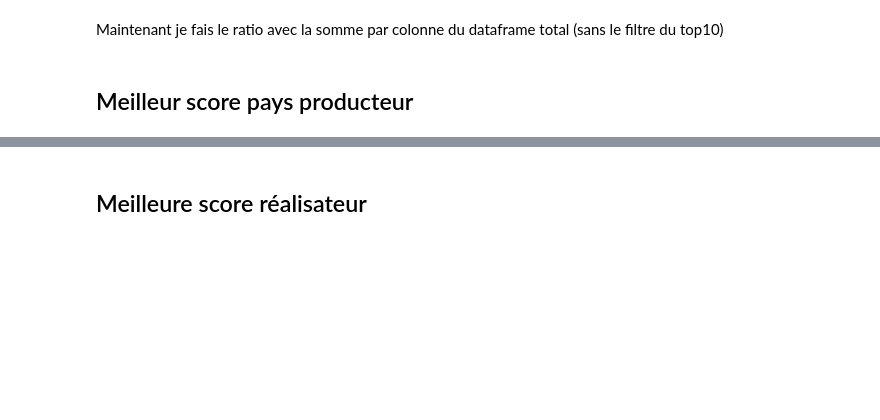
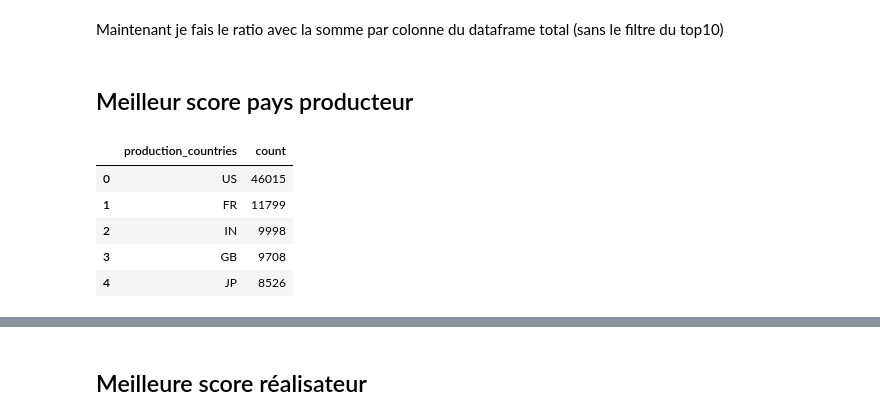
Before and after one commit to LunaGTN/film_recommendation_system, a Jupyter notebook: traitements.ipynb, the cells around one changed output, grey strips where cells are left out. Saved outputs shown, nothing was run; the diff lists cells and outputs as text; code cells hidden in the pictures; blank space fills up the shorter version.

```diff
--- a/traitements.ipynb
+++ b/traitements.ipynb
@@ -178,2 +183,11 @@ nb_films_pays = df_exploded["production_countries"].value_counts().reset_index()
+# %%
+nb_films_pays.head()
+# %% [output]
+|  | production_countries | count |
+| 0 | US | 46015 |
+| 1 | FR | 11799 |
+| 2 | IN | 9998 |
+| 3 | GB | 9708 |
+| 4 | JP | 8526 |
 # %%
 # Rename colonne
```
Also changed, not shown: parts of 18 cells of this notebook.
